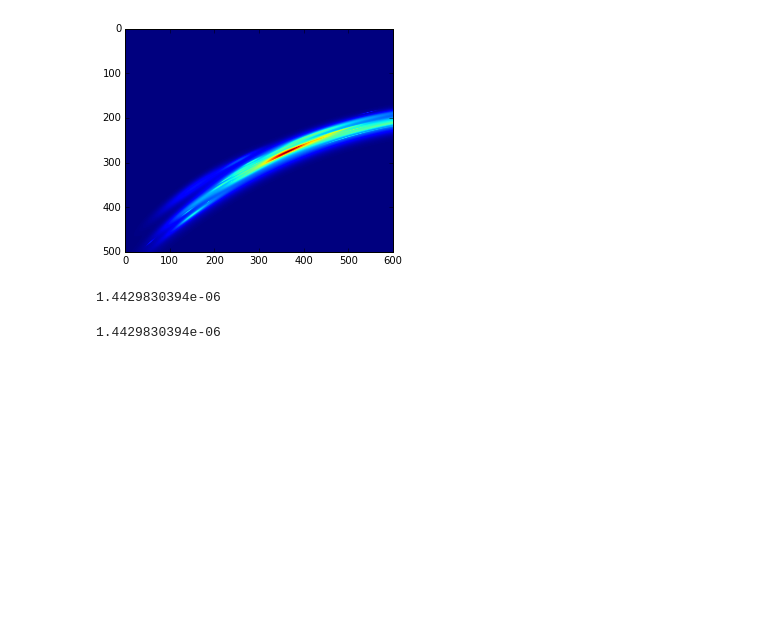
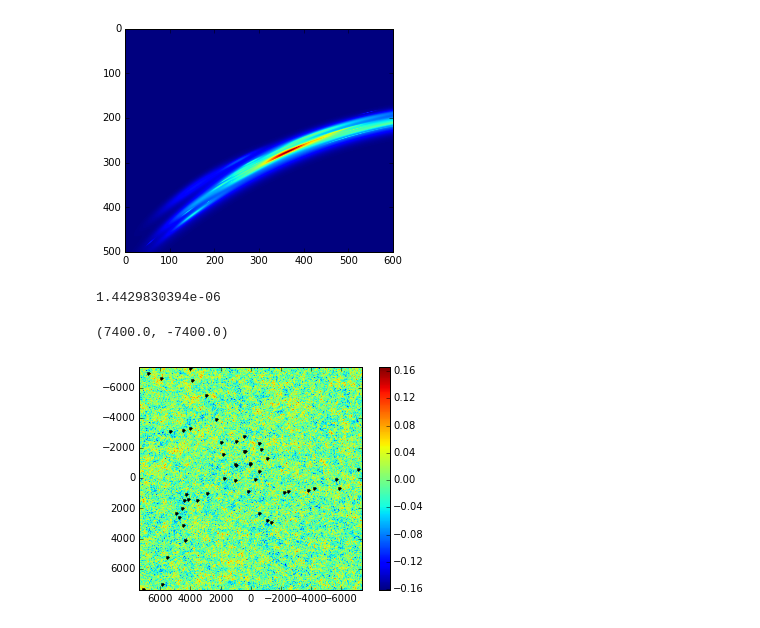
Before and after one commit to wmorning/EvilLens, a Jupyter notebook: DrEvil.ipynb, the cells around one changed output. Cells and saved outputs as stored; diff of their text form; code cells hidden in the pictures; blank space fills up the shorter version.

Commit message:
notebook now has documentation of adding phase errors to data

```diff
--- a/DrEvil.ipynb
+++ b/DrEvil.ipynb
@@ -83,7 +83,26 @@ np.savetxt('DrEvil_source_parameters.txt', datalist)
 print(0.05/np.sum(lens.image)*np.max(lens.image))
 # %% [output]
 1.4429830394e-06
-# %%
-0.0000014429830394
-# %% [output]
-1.4429830394e-06
+# %%
+saboteur = evil.Saboteur(30.0,1.25)
+saboteur.v = np.genfromtxt('../data/V.txt')
+saboteur.u = np.genfromtxt('../data/U.txt')
+saboteur.Visibilities = np.genfromtxt('../data/Vis_real_0.txt')+1j*np.genfromtxt('../data/Vis_imag_0.txt')
+saboteur.antenna1 = np.genfromtxt('../data/ant_1.txt')
+saboteur.antenna2 = np.genfromtxt('../data/ant_2.txt')
+saboteur.path = str('../data/DrEvil.alma.out28.ms')
+saboteur.get_antenna_coordinates('alma.out28.cfg')
+# %%
+saboteur.antennaX -=(np.max(saboteur.antennaX)+np.min(saboteur.antennaX))/2
+saboteur.antennaY -=(np.max(saboteur.antennaY)+np.min(saboteur.antennaY))/2
+# %%
+saboteur.add_phase_errors(v=0)
+# %%
+plt.imshow(saboteur.phases, extent = (np.min(saboteur.phasecoords_x),max(saboteur.phasecoords_x),np.min(saboteur.phasecoords_y),np.max(saboteur.phasecoords_y)))
+plt.plot(saboteur.antennaX,saboteur.antennaY,'k.')
+plt.colorbar()
+plt.xlim(np.max(saboteur.phasecoords_x),np.min(saboteur.phasecoords_x))
+plt.ylim(np.max(saboteur.phasecoords_y),np.min(saboteur.phasecoords_y))
+# %% [output]
+(7400.0, -7400.0)
+[figure, added]
```
Also changed, not shown: parts of 6 cells of this notebook.
